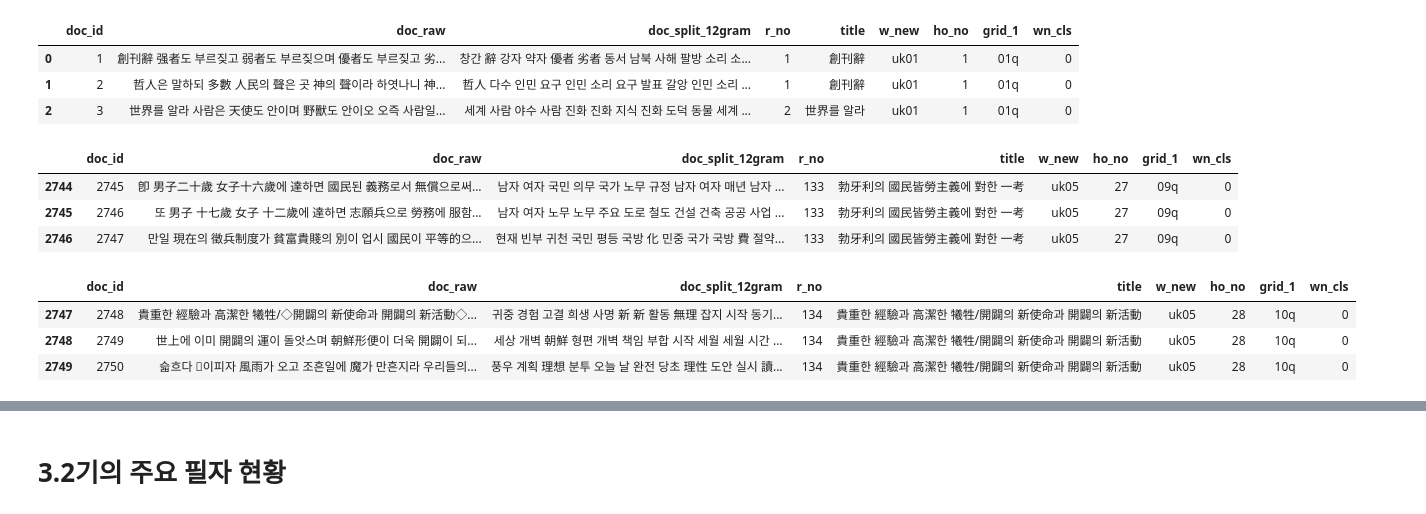
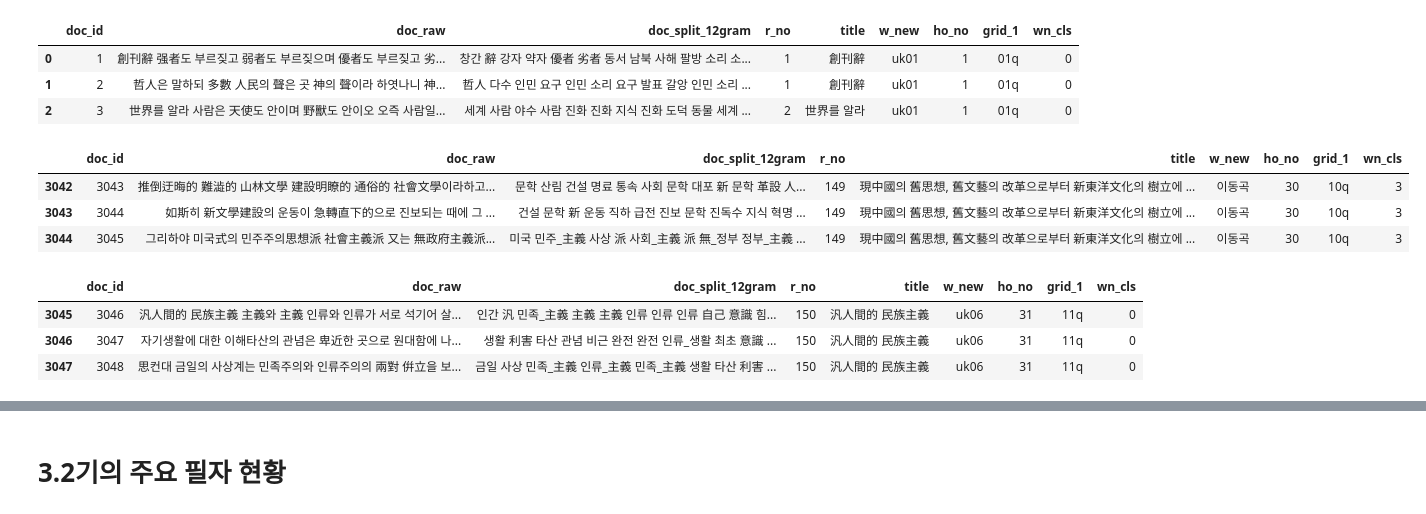
Before and after one commit to hursoo/big_k-modern_1, a Jupyter notebook: gb_101_writer_difference(big1).ipynb, the cells around one changed output, grey strips where cells are left out. Cells and saved outputs as stored; diff of their text form; code cells hidden in the pictures.

```diff
--- a/gb_101_writer_difference(big1).ipynb
+++ b/gb_101_writer_difference(big1).ipynb
@@ -102,18 +102,18 @@ df[:3]
 | 2 | 3 | 世界를 알라 사람은 天使도 안이며 野獸도 안이오 오즉 사람일... | 세계 사람 야수 사람 진화 진화 지식 진화 도덕 동물 세계 ... | 2 | 世界를 알라 | uk01 | 1 | 01q | 0 |
 # %%
 # 1기와 2기의 경계 확인
-df.query('grid_1 == "09q"')[-3:]
+df.query('grid_1 == "10q"')[-3:]
 # %% [output]
 |  | doc_id | doc_raw | doc_split_12gram | r_no | title | w_new | ho_no | grid_1 | wn_cls |
-| 2744 | 2745 | 卽 男子二十歲 女子十六歲에 達하면 國民된 義務로서 無償으로써... | 남자 여자 국민 의무 국가 노무 규정 남자 여자 매년 남자 ... | 133 | 勃牙利의 國民皆勞主義에 對한 一考 | uk05 | 27 | 09q | 0 |
-| 2745 | 2746 | 또 男子 十七歲 女子 十二歲에 達하면 志願兵으로 勞務에 服함... | 남자 여자 노무 노무 주요 도로 철도 건설 건축 공공 사업 ... | 133 | 勃牙利의 國民皆勞主義에 對한 一考 | uk05 | 27 | 09q | 0 |
-| 2746 | 2747 | 만일 現在의 徵兵制度가 貧富貴賤의 別이 업시 國民이 平等的으... | 현재 빈부 귀천 국민 평등 국방 化 민중 국가 국방 費 절약... | 133 | 勃牙利의 國民皆勞主義에 對한 一考 | uk05 | 27 | 09q | 0 |
+| 3042 | 3043 | 推倒迂晦的 難澁的 山林文學 建設明瞭的 通俗的 社會文學이라하고... | 문학 산림 건설 명료 통속 사회 문학 대포 新 문학 革設 人... | 149 | 現中國의 舊思想, 舊文藝의 改革으로부터 新東洋文化의 樹立에 ... | 이동곡 | 30 | 10q | 3 |
+| 3043 | 3044 | 如斯히 新文學建設의 운동이 急轉直下的으로 진보되는 때에 그 ... | 건설 문학 新 운동 직하 급전 진보 문학 진독수 지식 혁명 ... | 149 | 現中國의 舊思想, 舊文藝의 改革으로부터 新東洋文化의 樹立에 ... | 이동곡 | 30 | 10q | 3 |
+| 3044 | 3045 | 그리하야 미국式의 민주주의思想派 社會主義派 又는 無政府主義派... | 미국 민주_主義 사상 派 사회_主義 派 無_정부 정부_主義 ... | 149 | 現中國의 舊思想, 舊文藝의 改革으로부터 新東洋文化의 樹立에 ... | 이동곡 | 30 | 10q | 3 |
 # %%
 # 1기와 2기의 경계 확인
-df.query('grid_1 == "10q"')[:3]
+df.query('grid_1 == "11q"')[:3]
 # %% [output]
 |  | doc_id | doc_raw | doc_split_12gram | r_no | title | w_new | ho_no | grid_1 | wn_cls |
-| 2747 | 2748 | 貴重한 經驗과 高潔한 犧牲/◇開闢의 新使命과 開闢의 新活動◇... | 귀중 경험 고결 희생 사명 新 新 활동 無理 잡지 시작 동기... | 134 | 貴重한 經驗과 高潔한 犧牲/開闢의 新使命과 開闢의 新活動 | uk05 | 28 | 10q | 0 |
-| 2748 | 2749 | 世上에 이미 開闢의 運이 돌앗스며 朝鮮形便이 더욱 開闢이 되... | 세상 개벽 朝鮮 형편 개벽 책임 부합 시작 세월 세월 시간 ... | 134 | 貴重한 經驗과 高潔한 犧牲/開闢의 新使命과 開闢의 新活動 | uk05 | 28 | 10q | 0 |
-| 2749 | 2750 | 슯흐다 이피자 風雨가 오고 조흔일에 魔가 만흔지라 우리들의... | 풍우 계획 理想 분투 오늘 날 완전 당초 理性 도안 실시 讀... | 134 | 貴重한 經驗과 高潔한 犧牲/開闢의 新使命과 開闢의 新活動 | uk05 | 28 | 10q | 0 |
+| 3045 | 3046 | 汎人間的 民族主義 主義와 主義 인류와 인류가 서로 석기어 살... | 인간 汎 민족_主義 主義 主義 인류 인류 인류 自己 意識 힘... | 150 | 汎人間的 民族主義 | uk06 | 31 | 11q | 0 |
+| 3046 | 3047 | 자기생활에 대한 이해타산의 관념은 卑近한 곳으로 원대함에 나... | 생활 利害 타산 관념 비근 완전 완전 인류_생활 최초 意識 ... | 150 | 汎人間的 民族主義 | uk06 | 31 | 11q | 0 |
+| 3047 | 3048 | 思컨대 금일의 사상계는 민족주의와 인류주의의 兩對 倂立을 보... | 금일 사상 민족_主義 인류_主義 민족_主義 생활 타산 利害 ... | 150 | 汎人間的 民族主義 | uk06 | 31 | 11q | 0 |
 # %%
```
Also changed, not shown: parts of 22 cells of this notebook.
